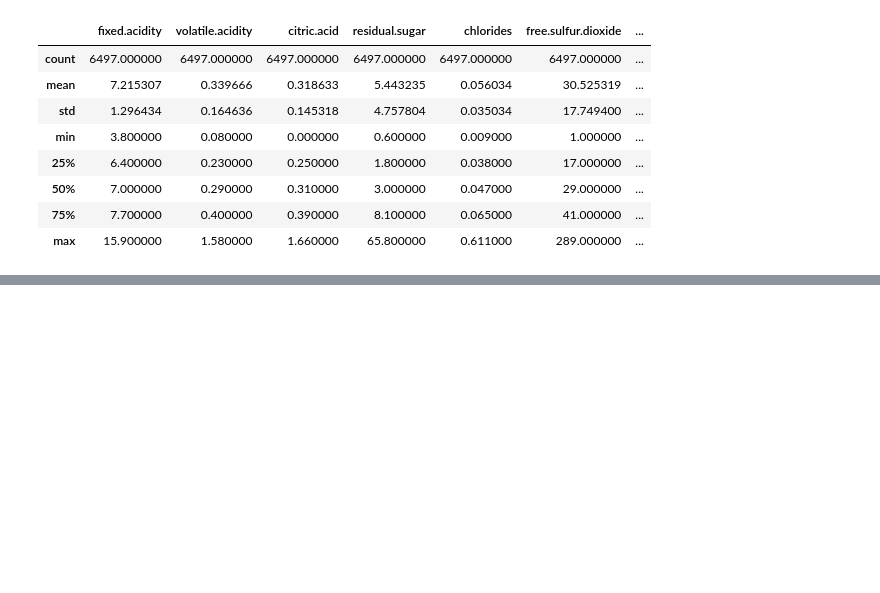
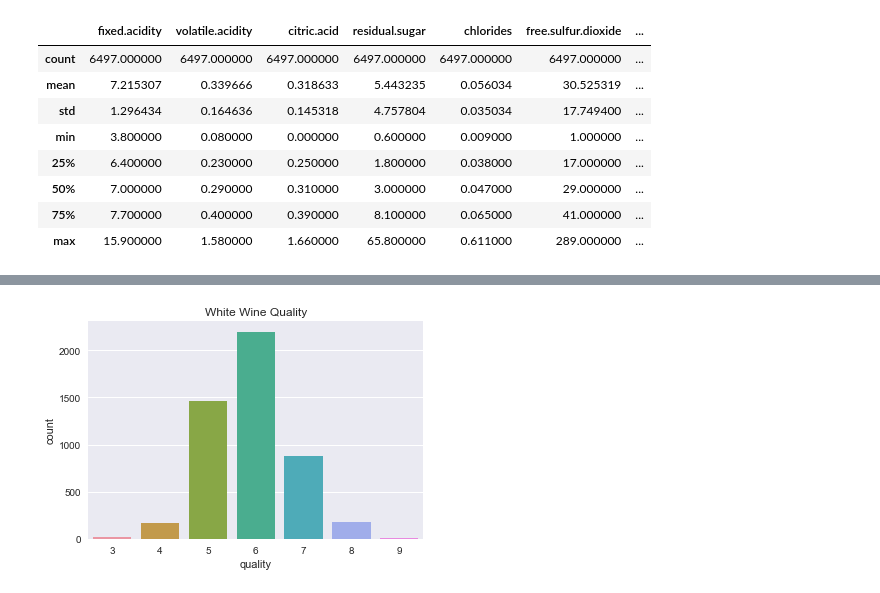
Before and after one commit to krs520/Data-Bootcamp-Project, a Jupyter notebook: Wine Quality Project.ipynb, the cells around one changed output, grey strips where cells are left out. Cells and saved outputs as stored; diff of their text form; code cells hidden in the pictures; blank space fills up the shorter version.

```diff
--- a/Wine Quality Project.ipynb
+++ b/Wine Quality Project.ipynb
@@ -157,0 +196,10 @@ sns.pairplot(df) # WOAH, lots going on here - i'm just experimenting really
+# %%
+## Bar chart showing white wine quality breakdown
+
+sns.set(style='darkgrid')
+
+sns.countplot(x = 'quality',
+              data = dfwhite).set_title('White Wine Quality')
+plt.show()
+# %% [output]
+[figure, added]
```
Also changed, not shown: parts of 22 cells of this notebook.
